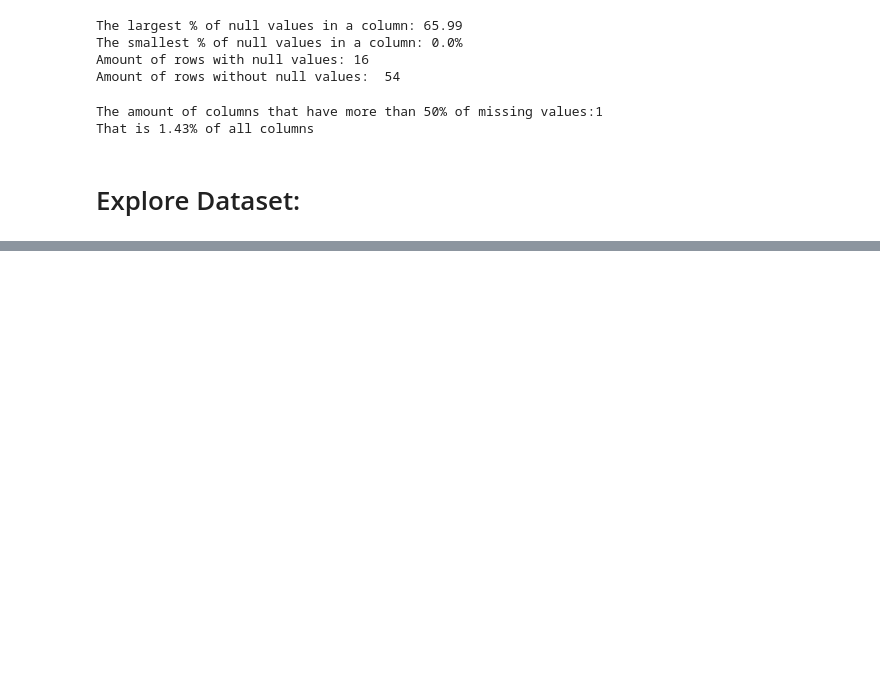
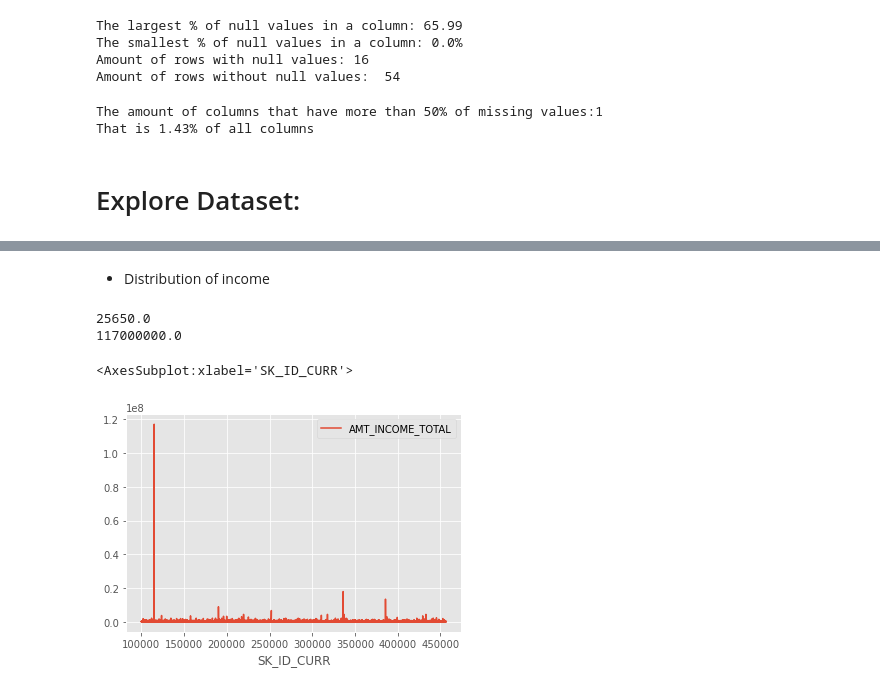
Before and after one commit to LenaChretien/Credit-Card-Fraud, a Jupyter notebook: Credit_card_fraud.ipynb, the cells around one changed output, grey strips where cells are left out. Cells and saved outputs as stored; diff of their text form; code cells hidden in the pictures; blank space fills up the shorter version.

```diff
--- a/Credit_card_fraud.ipynb
+++ b/Credit_card_fraud.ipynb
@@ -185,0 +244,12 @@ That is 1.43% of all columns
+# %% [markdown]
+- Distribution of income
+# %%
+print(app_filter['AMT_INCOME_TOTAL'].min())
+print(app_filter['AMT_INCOME_TOTAL'].max())
+
+app_filter.plot(x = 'SK_ID_CURR', y = 'AMT_INCOME_TOTAL')
+# %% [output]
+25650.0
+117000000.0
+<AxesSubplot:xlabel='SK_ID_CURR'>
+[figure, added]
```
Also changed, not shown: parts of 34 cells of this notebook.
